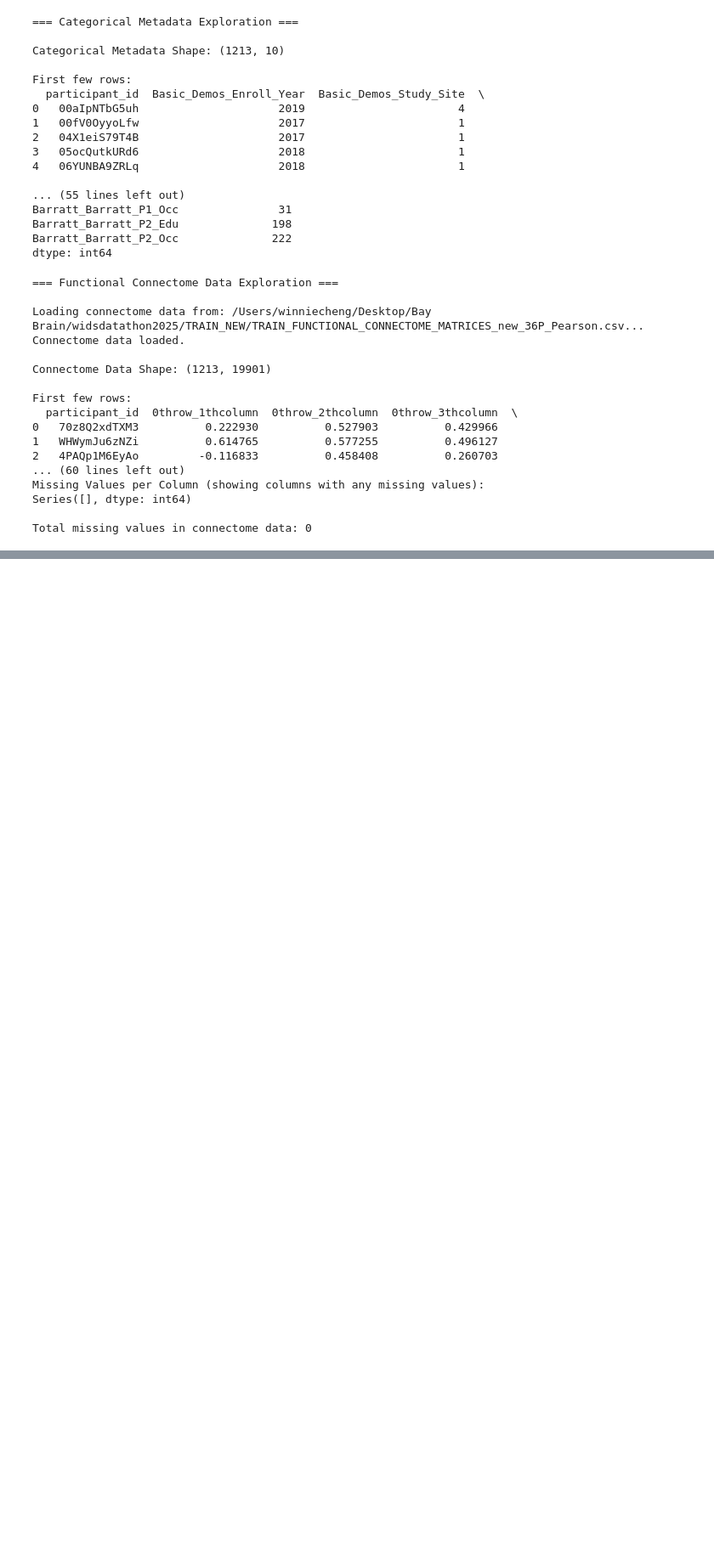
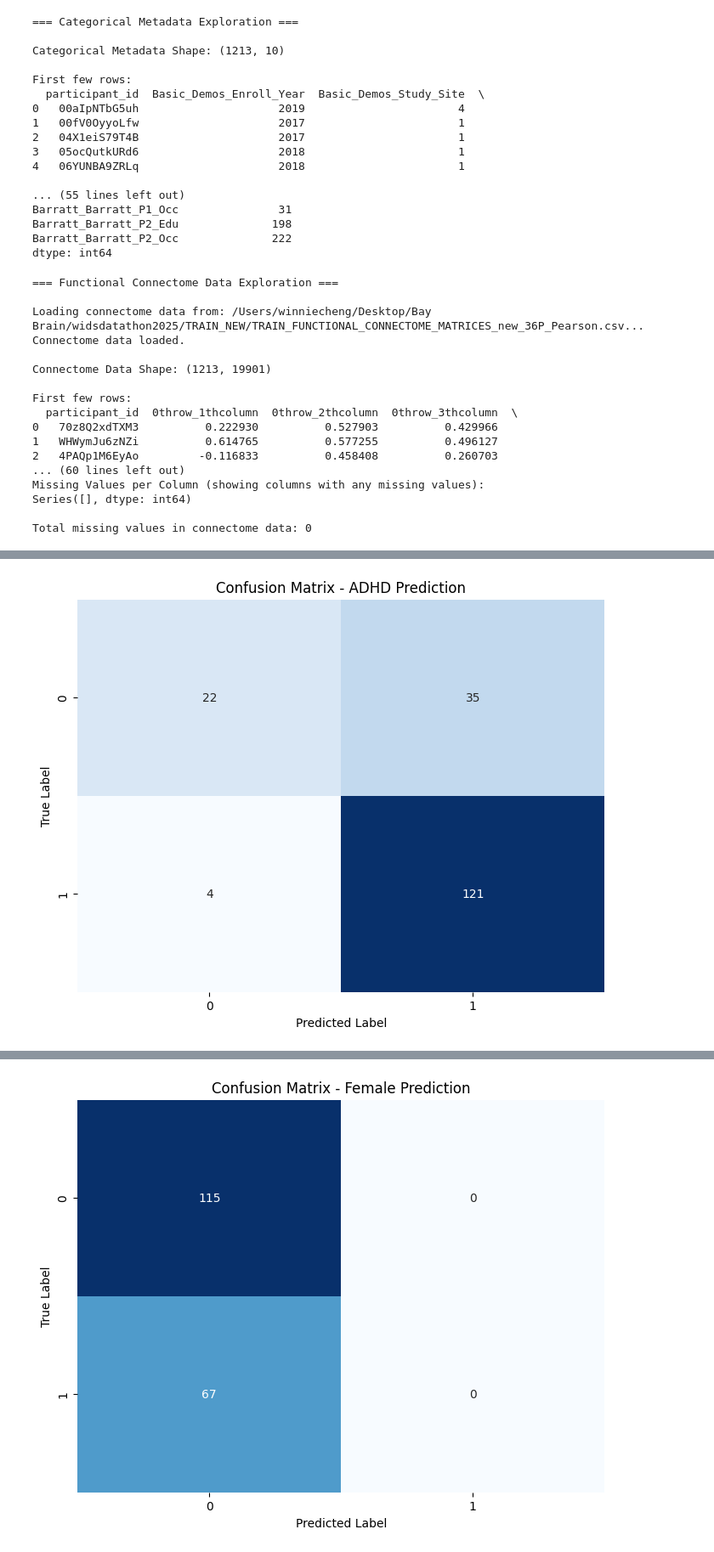
Before and after one commit to winitei/BayBrain, a Jupyter notebook: brain_analysis.ipynb, the cells around one changed output, grey strips where cells are left out. Shown at 85% size. Drawn from its saved outputs; the diff is of its cells as text; code cells hidden in the pictures; blank space fills up the shorter version.

```diff
--- a/brain_analysis.ipynb
+++ b/brain_analysis.ipynb
@@ -284,0 +768,74 @@ Total missing values in connectome data: 0
+# %%
+# Step 12: Build and Evaluate Initial Models
+from sklearn.ensemble import RandomForestClassifier
+from sklearn.metrics import accuracy_score, classification_report, roc_auc_score, confusion_matrix
+import matplotlib.pyplot as plt
+import seaborn as sns
+
+print("\n=== Building and Evaluating Initial Models ===\n")
+
+# 1. Model for ADHD prediction
+print("Building model for ADHD prediction...")
+adhd_model = RandomForestClassifier(random_state=42)
+adhd_model.fit(X_train, y_adhd_train)
+
+# Make predictions on validation set
+y_adhd_pred = adhd_model.predict(X_val)
+y_adhd_pred_proba = adhd_model.predict_proba(X_val)[:, 1]
+
+# Evaluate ADHD model
+print("\nADHD Model Evaluation:")
+print(f"Accuracy: {accuracy_score(y_adhd_val, y_adhd_pred):.4f}")
+print(f"ROC AUC: {roc_auc_score(y_adhd_val, y_adhd_pred_proba):.4f}")
+print("\nClassification Report:")
+print(classification_report(y_adhd_val, y_adhd_pred))
+
+# Plot confusion matrix for ADHD
+plt.figure(figsize=(8, 6))
+cm = confusion_matrix(y_adhd_val, y_adhd_pred)
+sns.heatmap(cm, annot=True, fmt='d', cmap='Blues', cbar=False)
+plt.title('Confusion Matrix - ADHD Prediction')
+plt.ylabel('True Label')
+plt.xlabel('Predicted Label')
+plt.show()
+
+# 2. Model for Female prediction
+print("\nBuilding model for Female prediction...")
+female_model = RandomForestClassifier(random_state=42)
+female_model.fit(X_train, y_female_train)
+
+# Make predictions on validation set
+y_female_pred = female_model.predict(X_val)
+y_female_pred_proba = female_model.predict_proba(X_val)[:, 1]
+
+# Evaluate Female model
+print("\nFemale Model Evaluation:")
+print(f"Accuracy: {accuracy_score(y_female_val, y_female_pred):.4f}")
+print(f"ROC AUC: {roc_auc_score(y_female_val, y_female_pred_proba):.4f}")
+print("\nClassification Report:")
+print(classification_report(y_female_val, y_female_pred))
+
+# Plot confusion matrix for Female
+plt.figure(figsize=(8, 6))
+cm = confusion_matrix(y_female_val, y_female_pred)
+sns.heatmap(cm, annot=True, fmt='d', cmap='Blues', cbar=False)
+plt.title('Confusion Matrix - Female Prediction')
+plt.ylabel('True Label')
+plt.xlabel('Predicted Label')
+plt.show()
+
+# Look at feature importance for each model
+plt.figure(figsize=(12, 8))
+plt.subplot(1, 2, 1)
+feature_importance_adhd = pd.Series(adhd_model.feature_importances_, index=X_train.columns)
+feature_importance_adhd.nlargest(15).plot(kind='barh')
+plt.title('Top 15 Features for ADHD Prediction')
+
+plt.subplot(1, 2, 2)
+feature_importance_female = pd.Series(female_model.feature_importances_, index=X_train.columns)
+feature_importance_female.nlargest(15).plot(kind='barh')
+plt.title('Top 15 Features for Female Prediction')
+
+plt.tight_layout()
+plt.show()
+# %% [output]
@@ -284,0 +859 @@ Total missing values in connectome data: 0
+[figure, added]
@@ -284,0 +875 @@ Total missing values in connectome data: 0
+[figure, added]
```
Also changed, not shown: parts of 9 cells of this notebook.
